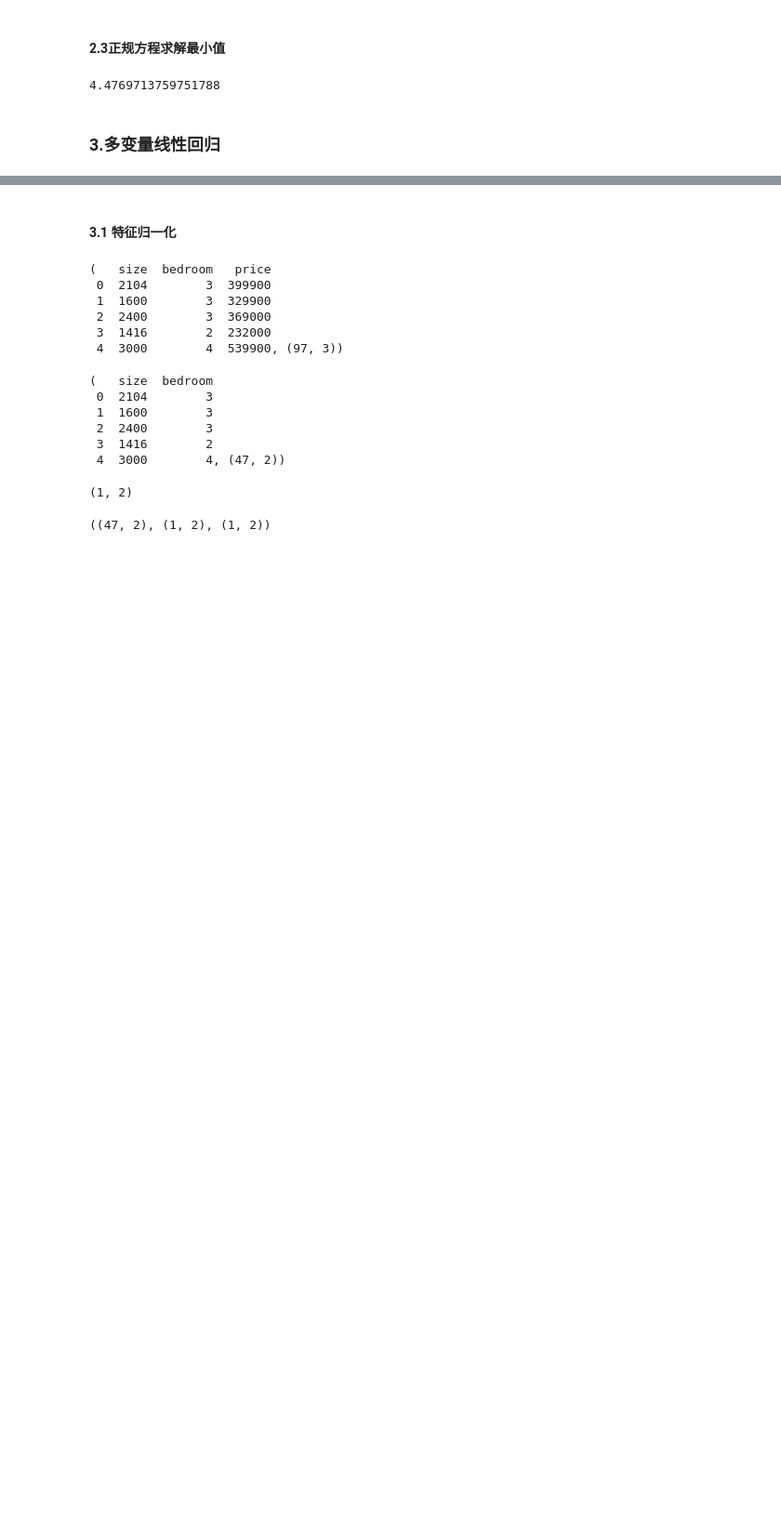
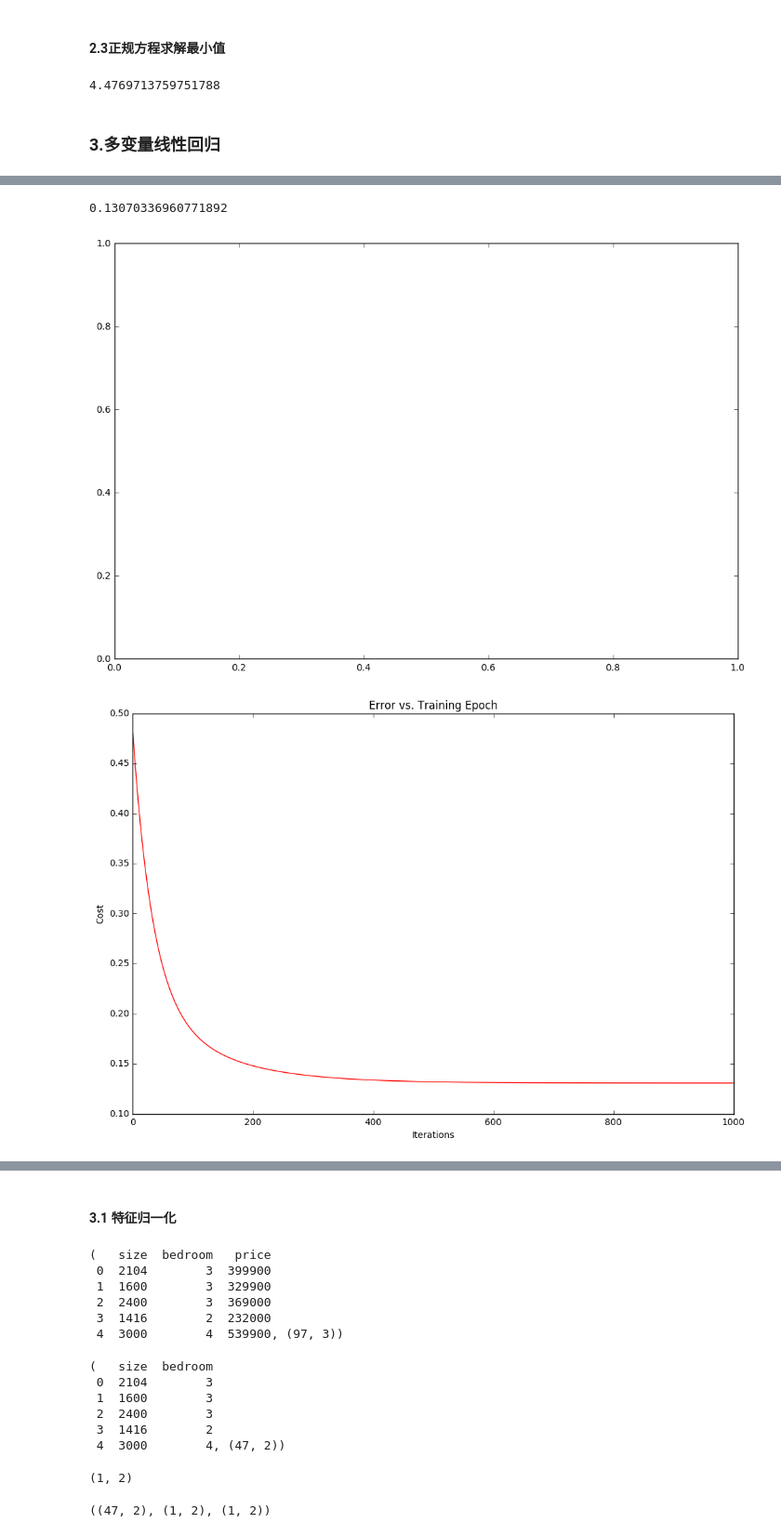
Before and after one commit to Yexiaomo/MachineLearing-Base, a Jupyter notebook: jupyterWorkspace/Exe-ML-AndrewNg/1-LinearExpression/1-LinearRegression.ipynb, the cells around one changed output, grey strips where cells are left out. Shown: that part at 93% size. Saved outputs shown, nothing was run; the diff lists cells and outputs as text; code cells hidden in the pictures; blank space fills up the shorter version.

```diff
--- a/jupyterWorkspace/Exe-ML-AndrewNg/1-LinearExpression/1-linear_regression.ipynb
+++ b/jupyterWorkspace/Exe-ML-AndrewNg/1-LinearExpression/1-LinearRegression.ipynb
@@ -154,0 +168,3 @@ computeCost(X, y, theta)
+# %%
+data2 = (data2 - data2.mean()) / data2.std()
+data2.head()
@@ -154,0 +178,30 @@ computeCost(X, y, theta)
+# %%
+# add ones column, and value=1
+data2.insert(0, 'ones', 1)
+
+#set X(training data) and Y (target variable)
+cols = data2.shape[1]
+X2 = data2.iloc[:, 0:cols-1]
+y2 = data2.iloc[:, cols-1:cols]
+# %%
+X2 = np.matrix(X2.values)
+y2 = np.matrix(y2.values)
+theta2 = np.matrix(np.array([0,0,0]))
+# %%
+# convert to matrix and initialize  theta
+g2, cost2 = gradientDescent(X2, y2, theta2, alpha, epoch)
+
+# get the cost of model
+computeCost(X2, y2, g2)
+# %% [output]
+0.13070336960771892
+# %%
+fig, ax = plt.subplots(figsize=(12,8))
+ax.plot(np.arange(epoch), cost2, 'r')
+ax.set_xlabel('Iterations')
+ax.set_ylabel('Cost')
+ax.set_title('Error vs. Training Epoch')
+plt.show()
+# %% [output]
+[figure, added]
+[figure, added]
```
Also changed, not shown: parts of 7 cells of this notebook, 1 other file.
